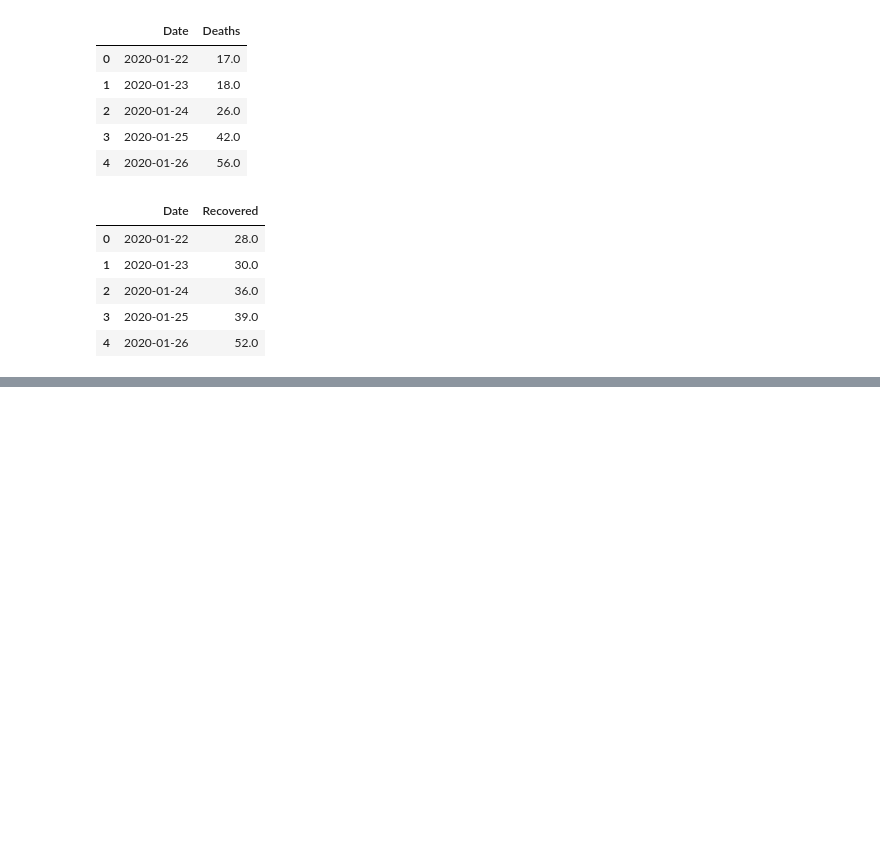
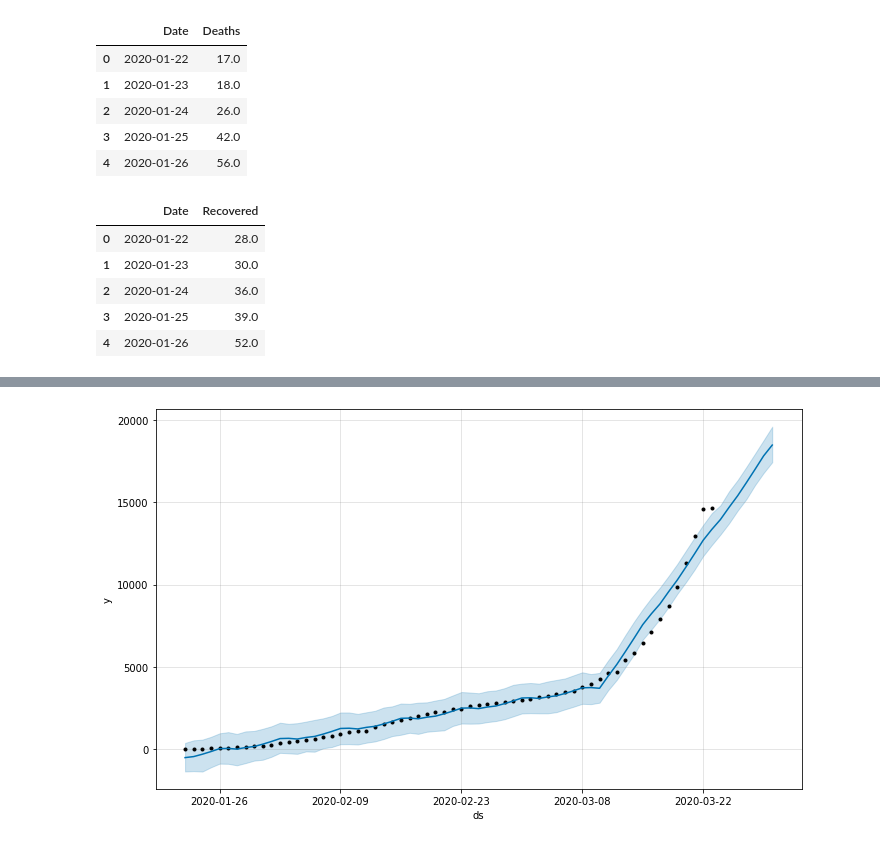
Before and after one commit to krGaurav310/AllColabProjects, a Jupyter notebook: Covid_19_Predictions.ipynb, the cells around one changed output, grey strips where cells are left out. Saved outputs shown, nothing was run; the diff lists cells and outputs as text; code cells hidden in the pictures; blank space fills up the shorter version.

```diff
--- a/Covid_19_Predictions.ipynb
+++ b/Covid_19_Predictions.ipynb
@@ -526,0 +541,4 @@ fig.show()
+# %%
+confirmed = df.groupby('Date').sum()['Confirmed'].reset_index()
+Deaths = df.groupby('Date').sum()['Deaths'].reset_index()
+Recovered = df.groupby('Date').sum()['Recovered'].reset_index()
@@ -526,0 +627,8 @@ fig.show()
+# %%
+Deaths.columns = ['ds','y']
+Deaths['ds'] = pd.to_datetime(Deaths['ds'])
+# %%
+m = Prophet(interval_width=0.95)
+m.fit(Deaths)
+future = m.make_future_dataframe(periods=7)
+future.tail()
@@ -526,0 +644,3 @@ fig.show()
+# %%
+forecast = m.predict(future)
+forecast[['ds', 'yhat', 'yhat_lower', 'yhat_upper']].tail()
@@ -526,0 +654,4 @@ fig.show()
+# %%
+deaths_forecast_plot = m.plot(forecast)
+# %% [output]
+[figure, added]
```
Also changed, not shown: parts of 32 cells of this notebook.
